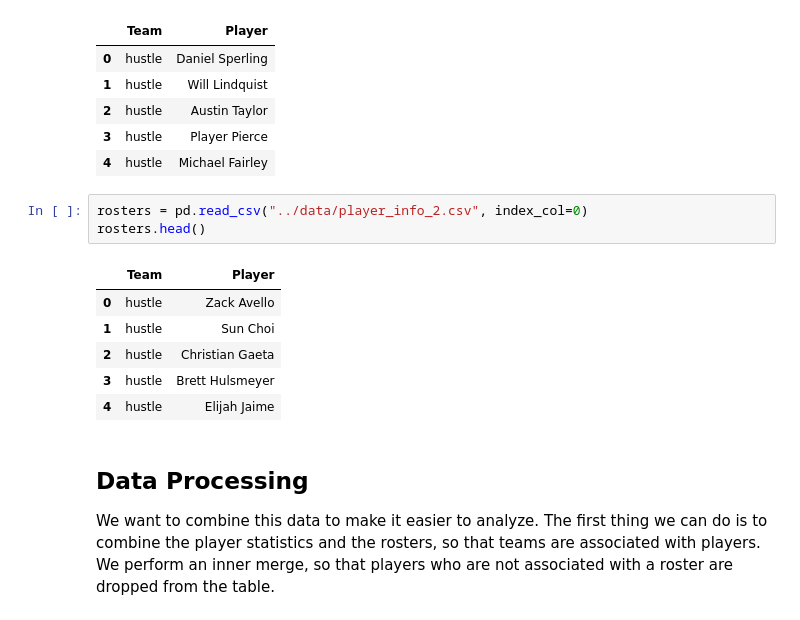
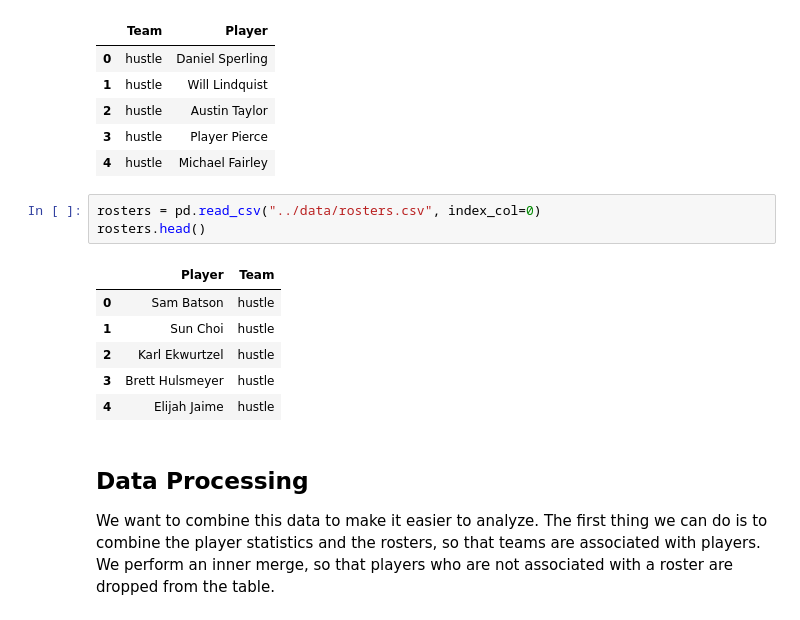
Before and after one commit to Samcfuchs/2950, a Jupyter notebook: notebooks/max.ipynb, the cells around one changed output. Cells and saved outputs as stored; diff of their text form.

```diff
--- a/notebooks/main.ipynb
+++ b/notebooks/max.ipynb
@@ -56,15 +56,15 @@ rosters.head()
 | 3 | hustle | Player Pierce |
 | 4 | hustle | Michael Fairley |
 # %%
-rosters = pd.read_csv("../data/player_info_2.csv", index_col=0)
+rosters = pd.read_csv("../data/rosters.csv", index_col=0)
 rosters.head()
 # %% [output]
-|  | Team | Player |
-| 0 | hustle | Zack Avello |
-| 1 | hustle | Sun Choi |
-| 2 | hustle | Christian Gaeta |
-| 3 | hustle | Brett Hulsmeyer |
-| 4 | hustle | Elijah Jaime |
+|  | Player | Team |
+| 0 | Sam Batson | hustle |
+| 1 | Sun Choi | hustle |
+| 2 | Karl Ekwurtzel | hustle |
+| 3 | Brett Hulsmeyer | hustle |
+| 4 | Elijah Jaime | hustle |
 # %% [markdown]
 ## Data Processing
 
```
Also changed, not shown: parts of 3 cells of this notebook, 1 other file.
